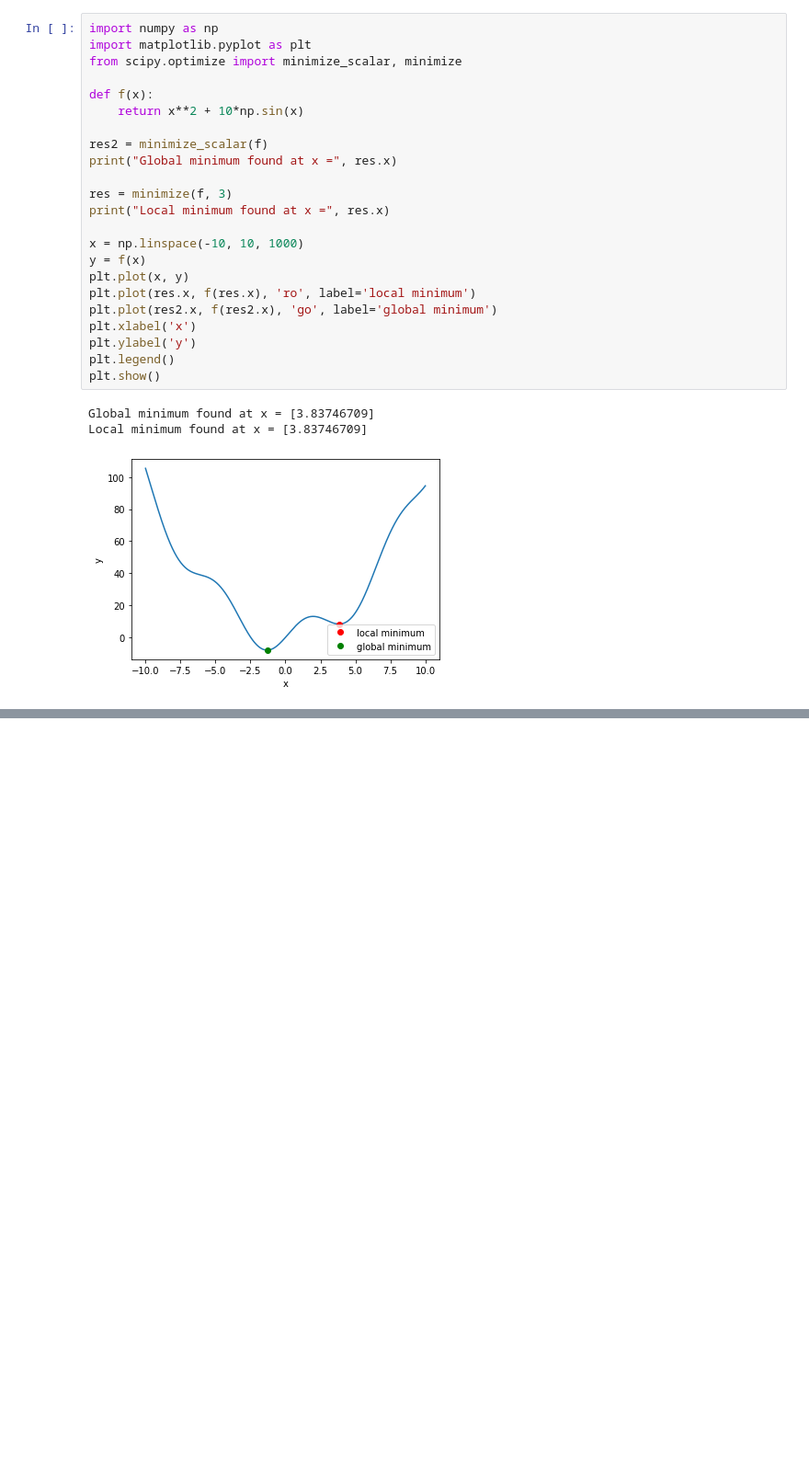
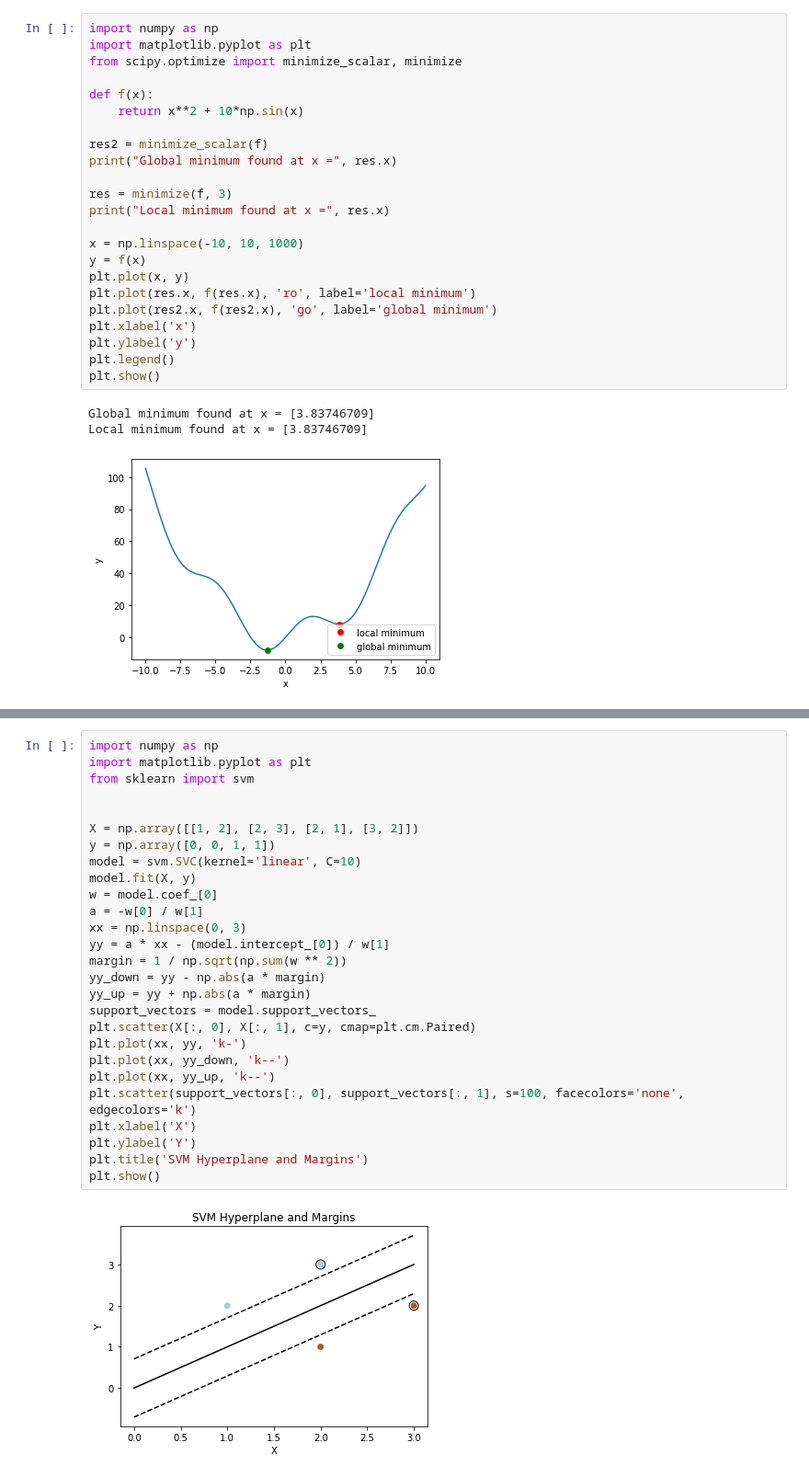
Before and after one commit to yzhu233/MAT421, a Jupyter notebook: ModuleE_Yaci.ipynb, the cells around one changed output, grey strips where cells are left out. Shown at 92% size. Drawn from its saved outputs; the diff is of its cells as text; blank space fills up the shorter version.

```diff
--- a/ModuleE_Yaci.ipynb
+++ b/ModuleE_Yaci.ipynb
@@ -92,0 +149,29 @@ Local minimum found at x = [3.83746709]
+# %%
+import numpy as np
+import matplotlib.pyplot as plt
+from sklearn import svm
+
+
+X = np.array([[1, 2], [2, 3], [2, 1], [3, 2]])
+y = np.array([0, 0, 1, 1])
+model = svm.SVC(kernel='linear', C=10)
+model.fit(X, y)
+w = model.coef_[0]
+a = -w[0] / w[1]
+xx = np.linspace(0, 3)
+yy = a * xx - (model.intercept_[0]) / w[1]
+margin = 1 / np.sqrt(np.sum(w ** 2))
+yy_down = yy - np.abs(a * margin)
+yy_up = yy + np.abs(a * margin)
+support_vectors = model.support_vectors_
+plt.scatter(X[:, 0], X[:, 1], c=y, cmap=plt.cm.Paired)
+plt.plot(xx, yy, 'k-')
+plt.plot(xx, yy_down, 'k--')
+plt.plot(xx, yy_up, 'k--')
+plt.scatter(support_vectors[:, 0], support_vectors[:, 1], s=100, facecolors='none', edgecolors='k')
+plt.xlabel('X')
+plt.ylabel('Y')
+plt.title('SVM Hyperplane and Margins')
+plt.show()
+# %% [output]
+[figure, added]
```
Also changed, not shown: parts of 7 cells of this notebook.
